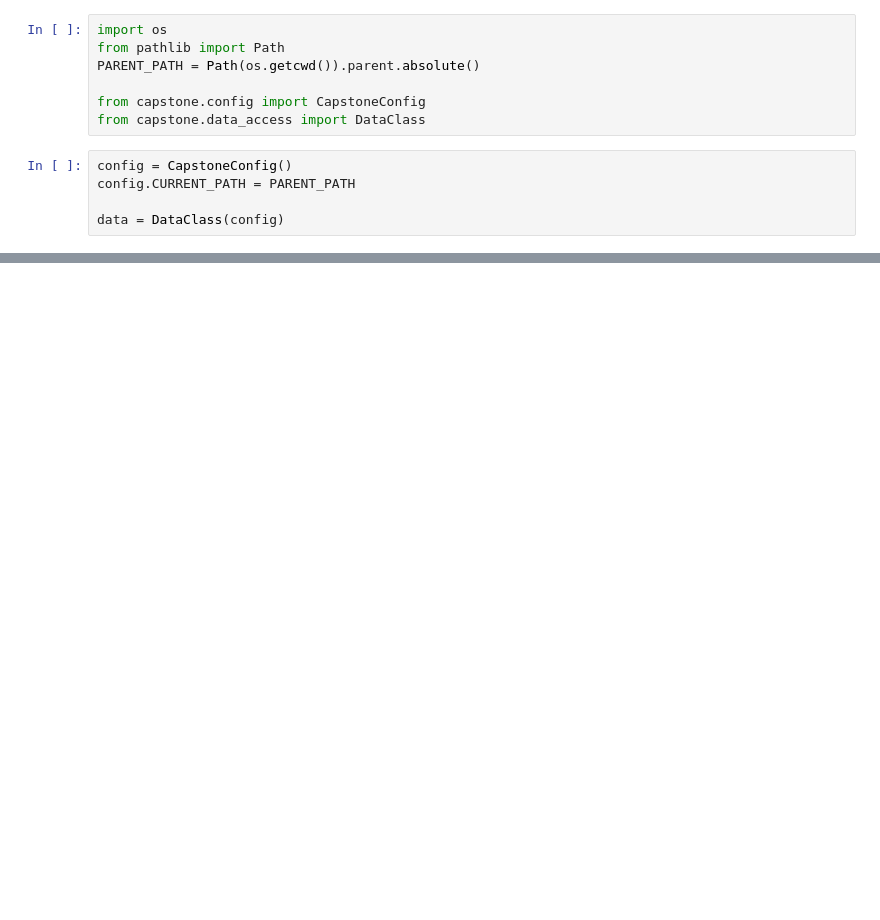
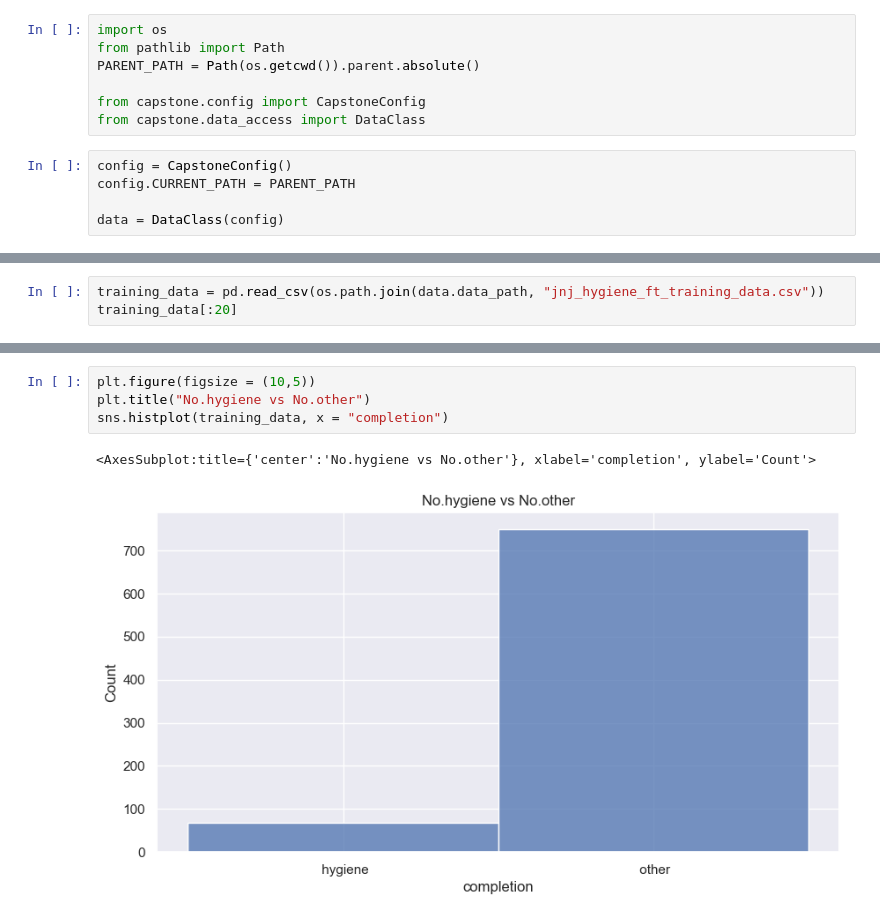
Before and after one commit to vishu-tyagi/JNJ-Capstone-Project, a Jupyter notebook: notebooks/eda.ipynb, the cells around one changed output, grey strips where cells are left out. Cells and saved outputs as stored; diff of their text form; blank space fills up the shorter version.

```diff
--- a/notebooks/eda.ipynb
+++ b/notebooks/eda.ipynb
@@ -31,0 +44,3 @@ df
+# %%
+training_data = pd.read_csv(os.path.join(data.data_path, "jnj_hygiene_ft_training_data.csv"))
+training_data[:20]
@@ -31,0 +65,7 @@ df
+# %%
+plt.figure(figsize = (10,5))
+plt.title("No.hygiene vs No.other")
+sns.histplot(training_data, x = "completion")
+# %% [output]
+<AxesSubplot:title={'center':'No.hygiene vs No.other'}, xlabel='completion', ylabel='Count'>
+[figure, added]
```
Also changed, not shown: parts of 12 cells of this notebook.
